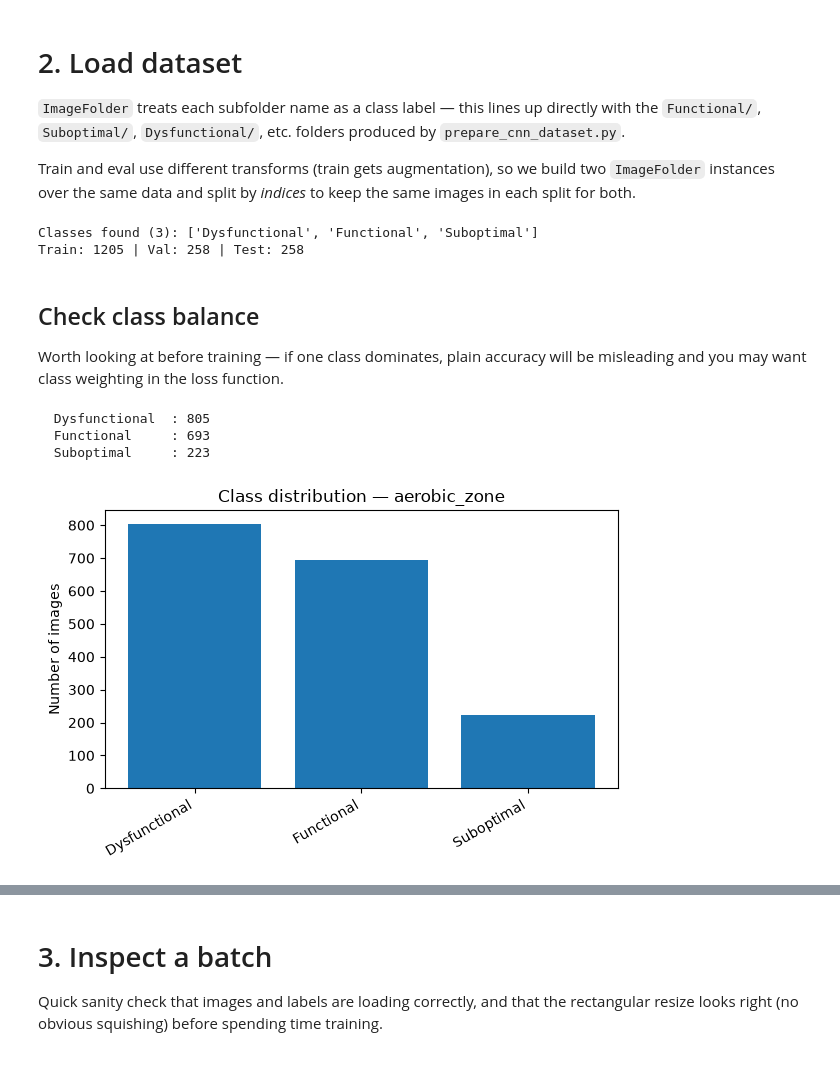
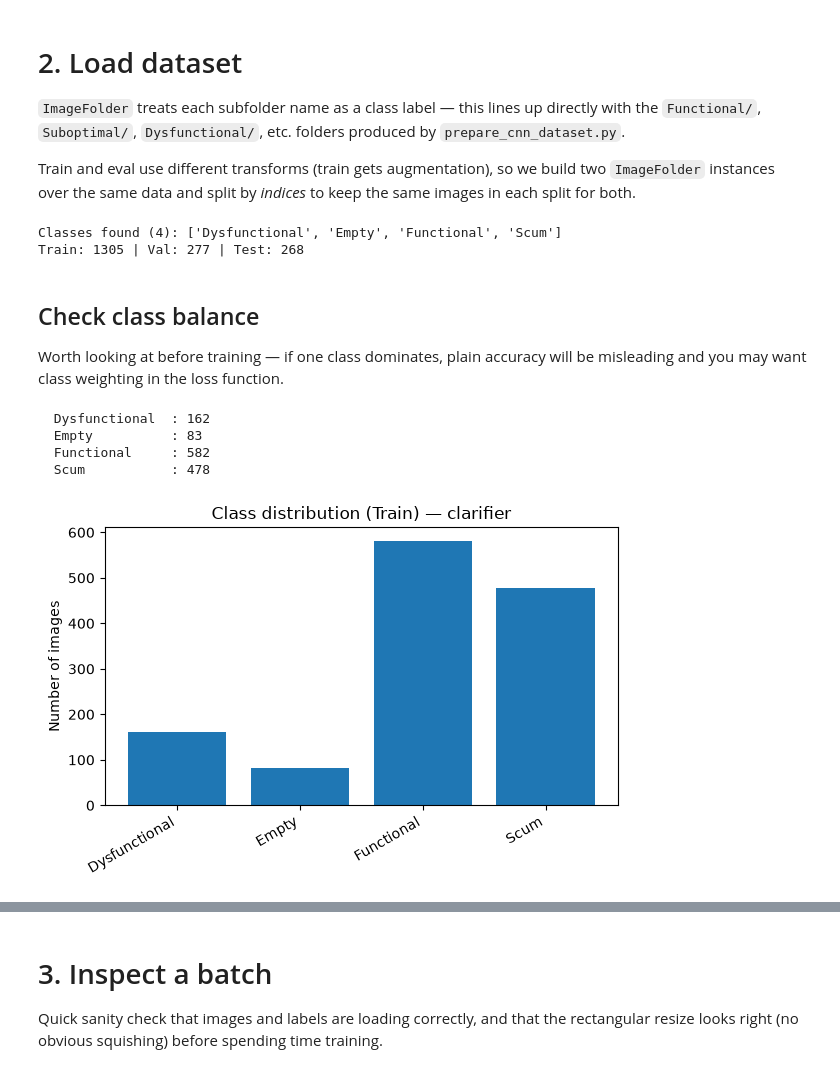
Before and after one commit to janes1234/Skripsie, a Jupyter notebook: CNN/wwtw_cnn_base_2.ipynb, the cells around one changed output, grey strips where cells are left out. Drawn from its saved outputs; the diff is of its cells as text; code cells hidden in the pictures.

```diff
--- a/CNN/wwtw_cnn_base_2.ipynb
+++ b/CNN/wwtw_cnn_base_2.ipynb
@@ -51,8 +51,8 @@ the real aspect ratio of each crop type rather than forcing a square.
 # %%
 # ------------------------- CONFIG -------------------------
 
-DATASET_ROOT = Path("../cnn_dataset")   # adjust if your output folder is elsewhere
-COMPONENT = "aerobic_zone"              # "aerobic_zone" or "clarifier"
+DATASET_ROOT = Path("../cnn_dataset_split")   # adjust if your output folder is elsewhere
+COMPONENT = "clarifier"              # "aerobic_zone" or "clarifier"
 
 # (height, width) — aerobic zones are ~2:1 (wide rectangles), clarifiers are
 # closer to square since they're circular tank crops. Adjust if your actual
@@ -62,7 +62,7 @@ IMG_TARGET_SIZE = {
     "clarifier": (128, 128),
 }[COMPONENT]
 
-BATCH_SIZE = 32
+BATCH_SIZE = 64
 LR = 1e-3
 WEIGHT_DECAY = 1e-4     # L2 regularization — helps reduce the train/val gap
 EPOCHS = 100
@@ -93,12 +93,15 @@ two `ImageFolder` instances over the same data and split by *indices* to keep
 the same images in each split for both.
 # %%
 train_transform = transforms.Compose([
-    transforms.Resize(IMG_TARGET_SIZE),   # (height, width) — preserves the rectangle, no square distortion
+    transforms.Resize(IMG_TARGET_SIZE),
     transforms.RandomHorizontalFlip(),
-    transforms.RandomRotation(10),
-    transforms.ColorJitter(brightness=0.15, contrast=0.15),  # satellite images vary by season/capture date
+    transforms.RandomRotation(15), # Increased rotation slightly
+    # Aggressive color jitter to stop it from memorizing water color or sun glare
+    #transforms.ColorJitter(brightness=0.4, contrast=0.4, saturation=0.3, hue=0.1),
+    # Random blur to simulate different satellite focal qualities
+    #transforms.RandomApply([transforms.GaussianBlur(kernel_size=3)], p=0.2),
     transforms.ToTensor(),
-    transforms.Normalize(mean=[0.485, 0.456, 0.406],   # ImageNet stats — fine as a default starting point
+    transforms.Normalize(mean=[0.485, 0.456, 0.406],
                           std=[0.229, 0.224, 0.225]),
 ])
 
@@ -109,54 +112,44 @@ eval_transform = transforms.Compose([
                           std=[0.229, 0.224, 0.225]),
 ])
 
-full_dataset_train_tf = datasets.ImageFolder(root=data_dir, transform=train_transform)
-full_dataset_eval_tf = datasets.ImageFolder(root=data_dir, transform=eval_transform)
+# Load explicitly from the predefined split folders
+train_ds = datasets.ImageFolder(root=data_dir / "train", transform=train_transform)
+val_ds = datasets.ImageFolder(root=data_dir / "val", transform=eval_transform)
+test_ds = datasets.ImageFolder(root=data_dir / "test", transform=eval_transform)
 
-class_names = full_dataset_train_tf.classes
+class_names = train_ds.classes
 num_classes = len(class_names)
 print(f"Classes found ({num_classes}): {class_names}")
 
-n_total = len(full_dataset_train_tf)
-n_val = int(n_total * VAL_FRACTION)
-n_test = int(n_total * TEST_FRACTION)
-n_train = n_total - n_val - n_test
-
-generator = torch.Generator().manual_seed(SEED)
-train_idx, val_idx, test_idx = random_split(
-    range(n_total), [n_train, n_val, n_test], generator=generator
-)
-
-train_ds = torch.utils.data.Subset(full_dataset_train_tf, train_idx.indices)
-val_ds = torch.utils.data.Subset(full_dataset_eval_tf, val_idx.indices)
-test_ds = torch.utils.data.Subset(full_dataset_eval_tf, test_idx.indices)
-
 print(f"Train: {len(train_ds)} | Val: {len(val_ds)} | Test: {len(test_ds)}")
 
+# DataLoaders remain the same
 train_loader = DataLoader(train_ds, batch_size=BATCH_SIZE, shuffle=True)
 val_loader = DataLoader(val_ds, batch_size=BATCH_SIZE, shuffle=False)
 test_loader = DataLoader(test_ds, batch_size=BATCH_SIZE, shuffle=False)
 # %% [output]
-Classes found (3): ['Dysfunctional', 'Functional', 'Suboptimal']
-Train: 1205 | Val: 258 | Test: 258
+Classes found (4): ['Dysfunctional', 'Empty', 'Functional', 'Scum']
+Train: 1305 | Val: 277 | Test: 268
 # %% [markdown]
 ## Check class balance
 
 Worth looking at before training — if one class dominates, plain accuracy
 will be misleading and you may want class weighting in the loss function.
 # %%
-counts = np.bincount([label for _, label in full_dataset_train_tf.samples], minlength=num_classes)
+counts = np.bincount([label for _, label in train_ds.samples], minlength=num_classes)
 for name, count in zip(class_names, counts):
     print(f"  {name:15s}: {count}")
 
 plt.figure(figsize=(6, 4))
 plt.bar(class_names, counts)
 plt.ylabel("Number of images")
-plt.title(f"Class distribution — {COMPONENT}")
+plt.title(f"Class distribution (Train) — {COMPONENT}")
 plt.xticks(rotation=30, ha="right")
 plt.tight_layout()
 plt.show()
 # %% [output]
-  Dysfunctional  : 805
-  Functional     : 693
-  Suboptimal     : 223
+  Dysfunctional  : 162
+  Empty          : 83
+  Functional     : 582
+  Scum           : 478
-[figure, old version]
+[figure, new version]
```
Also changed, not shown: parts of 16 cells of this notebook, 1 other file.
